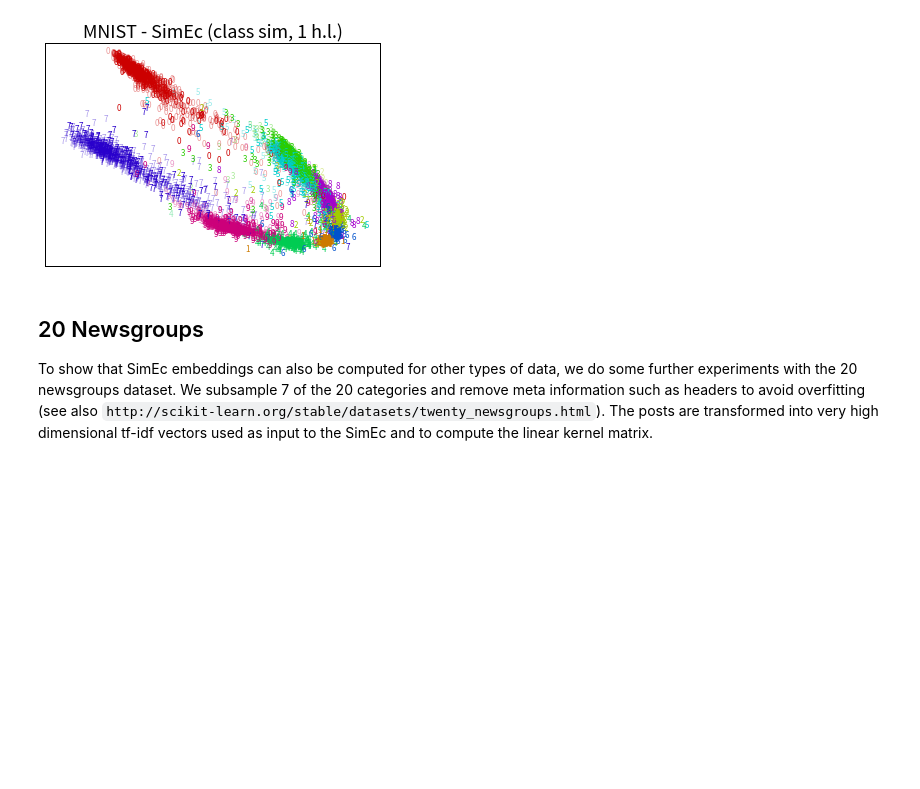
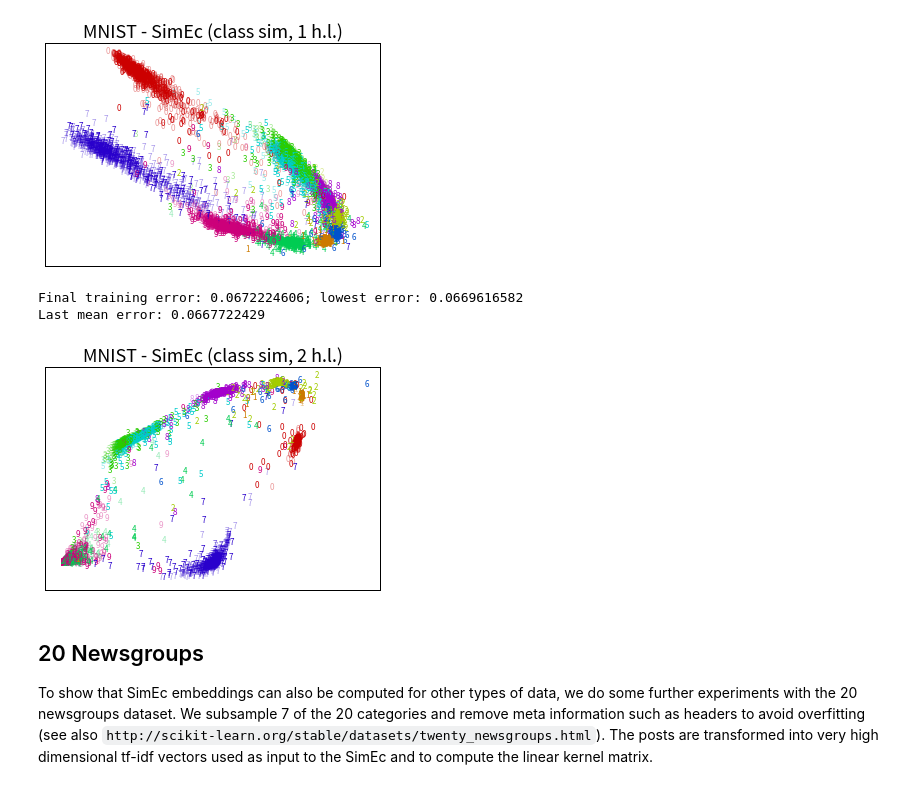
Before and after one commit to cod3licious/simec-theano, a Jupyter notebook: examples_simec.ipynb, the cells around one changed output. Saved outputs shown, nothing was run; the diff lists cells and outputs as text; code cells hidden in the pictures; blank space fills up the shorter version.

```diff
--- a/examples_simec.ipynb
+++ b/examples_simec.ipynb
@@ -293,7 +309,8 @@ plot_mnist(X_embed, y, X_embed_test, y_test, title='MNIST - isomap')
 # %%
 # non-linear SimEc to approximate isomap solution
 K_geod = e_isomap.dist_matrix_
-e_gsimenc = SimilarityEncoder(K_geod.shape[1], X.shape[1], 2, [100, 20], [T.nnet.relu, T.nnet.relu, None, None], lrate=2., orthOT_reg=0.02)
+e_gsimenc = SimilarityEncoder(K_geod.shape[1], X.shape[1], 2, [100, 20],
+                              [T.nnet.relu, T.nnet.relu, None, None], lrate=2., orthOT_reg=0.02)
 e_gsimenc.fit(X, center_K(K_geod), verbose=False)
 X_embed = e_gsimenc.transform(X)
 X_embed_test = e_gsimenc.transform(X_test)
@@ -311,7 +328,8 @@ Y = np.tile(y, (len(y), 1))
 S = np.array(Y==Y.T, dtype=int)
 # we again use thresholding on the output and the cross-entropy cost function
 e_csimenc = SimilarityEncoder(S.shape[1], X.shape[1], 2, [], [None, scaled_sigmoid],
-                              orthOT_reg=0., lrate=.00001, lrate_decay=1., error_fun='cross-entropy')
+                              orthOT_reg=0., lrate=.00001, lrate_decay=1.,
+                              error_fun='cross-entropy')
 e_csimenc.fit(X, S, verbose=False)
 X_embed = e_csimenc.transform(X)
 X_embed_test = e_csimenc.transform(X_test)
@@ -322,8 +340,9 @@ Last mean error: 0.2011229545
 [figure]
 # %%
 # class labels - 1 hidden layer
-e_csimenc = SimilarityEncoder(S.shape[1], X.shape[1], 2, [100], [
-                              T.tanh, None, scaled_sigmoid], orthOT_reg=0., lrate=.00001, lrate_decay=1., error_fun='cross-entropy')
+e_csimenc = SimilarityEncoder(S.shape[1], X.shape[1], 2, [100], [T.tanh, None, scaled_sigmoid],
+                              orthOT_reg=0., lrate=.00001, lrate_decay=1.,
+                              error_fun='cross-entropy')
 e_csimenc.fit(X, S, verbose=False)
 X_embed = e_csimenc.transform(X)
 X_embed_test = e_csimenc.transform(X_test)
@@ -334,11 +353,16 @@ Last mean error: 0.0921338742
 [figure]
 # %%
 # class labels - 2 hidden layers
-e_csimenc = SimilarityEncoder(S.shape[1], X.shape[1], 2, [100, 50], [
-                              T.tanh, T.tanh, None, scaled_sigmoid], orthOT_reg=0., lrate=.00001, lrate_decay=1., error_fun='cross-entropy')
+e_csimenc = SimilarityEncoder(S.shape[1], X.shape[1], 2, [100, 50],
+                              [T.tanh, T.tanh, None, scaled_sigmoid], orthOT_reg=0.,
+                              lrate=.00001, lrate_decay=1., error_fun='cross-entropy')
 e_csimenc.fit(X, S, verbose=False)
 X_embed = e_csimenc.transform(X)
 X_embed_test = e_csimenc.transform(X_test)
 plot_mnist(X_embed, y, X_embed_test, y_test, title='MNIST - SimEc (class sim, 2 h.l.)')
+# %% [output]
+Final training error: 0.0672224606; lowest error: 0.0669616582
+Last mean error: 0.0667722429
+[figure, added]
 # %%
 # class labels - 3 hidden layers
```
Also changed, not shown: parts of 16 cells of this notebook.
